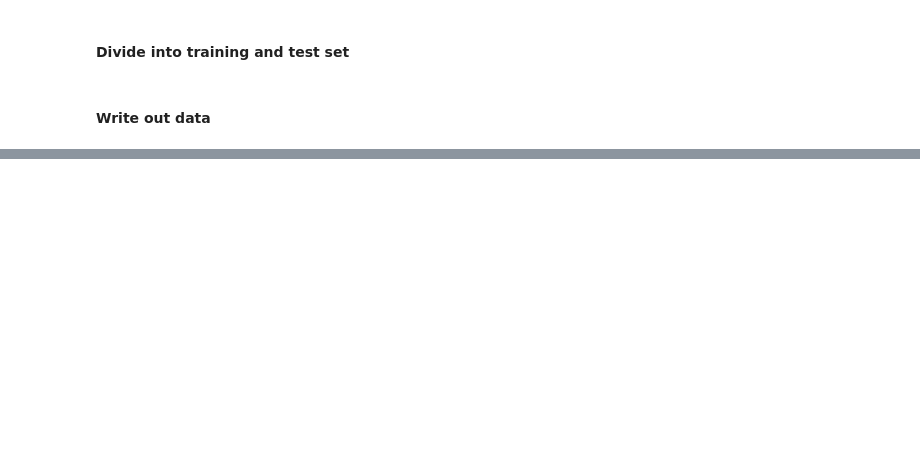
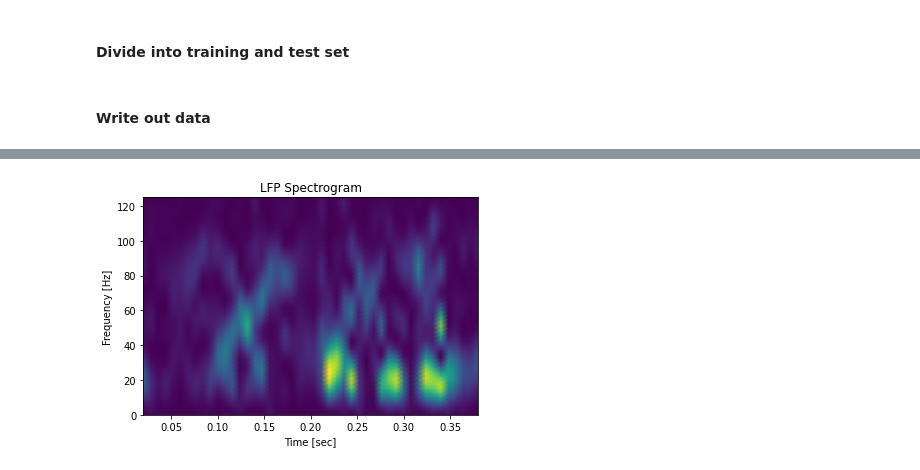
Before and after one commit to jcornell616/EEL5283-Project, a Jupyter notebook: src/preprocessing/preprocessing.ipynb, the cells around one changed output, grey strips where cells are left out. Cells and saved outputs as stored; diff of their text form; code cells hidden in the pictures; blank space fills up the shorter version.

```diff
--- a/src/preprocessing/preprocessing.ipynb
+++ b/src/preprocessing/preprocessing.ipynb
@@ -279,11 +279,11 @@ overlap = 0.8
 windowed_lfp = lfp_data[0][delay:delay+window_size, 1]
 
 # examine frequency contents of LFP data
-f, t, Sxx = signal.spectrogram(windowed_lfp, fs_lfp,
+freq, time, Sxx = signal.spectrogram(windowed_lfp, fs_lfp,
                                nperseg=fft_size,
                                noverlap=int(fft_size * overlap),
                                nfft=window_size)
-plt.pcolormesh(t, f, Sxx, shading='gouraud')
+plt.pcolormesh(time, freq, Sxx, shading='gouraud')
 plt.ylabel('Frequency [Hz]')
 plt.xlabel('Time [sec]')
 plt.show()
@@ -923,0 +945,15 @@ print("Files written!")
+# %%
+# open file
+spect_train = np.load('../data/spect_train.npy', allow_pickle=True)
+
+# format data
+data = spect_train[0][5][:, :, 0]
+
+# display contents
+plt.pcolormesh(time, freq, data, shading='gouraud')
+plt.ylabel('Frequency [Hz]')
+plt.xlabel('Time [sec]')
+plt.title('LFP Spectrogram')
+plt.show()
+# %% [output]
+[figure, added]
```
Also changed, not shown: parts of 7 cells of this notebook.
